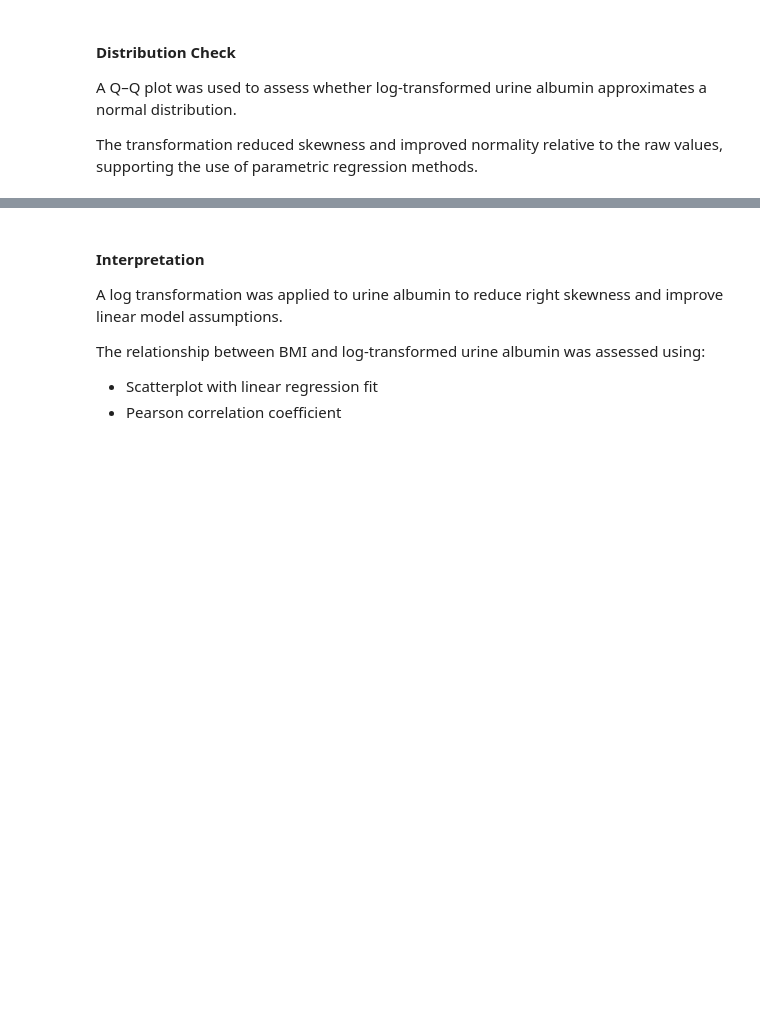
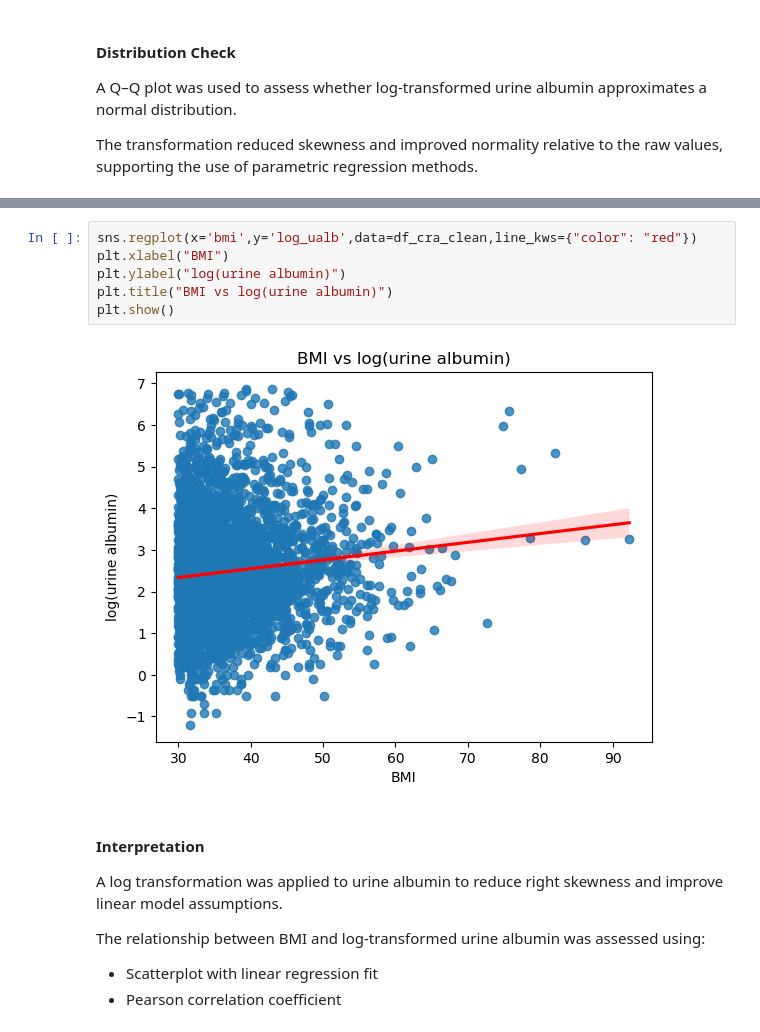
Before and after one commit to eudorach/portfolio_ds_projects, a Jupyter notebook: NHANES_analysis/notebooks/02_analysis/2.urine_lab_analysis_obese.ipynb, the cells around one changed output, grey strips where cells are left out. Cells and saved outputs as stored; diff of their text form; blank space fills up the shorter version.

```diff
--- a/NHANES_analysis/notebooks/02_analysis/2.urine_lab_analysis_obese.ipynb
+++ b/NHANES_analysis/notebooks/02_analysis/2.urine_lab_analysis_obese.ipynb
@@ -116,3 +127,11 @@ plt.show()
+# %%
+sns.regplot(x='bmi',y='log_ualb',data=df_cra_clean,line_kws={"color": "red"})
+plt.xlabel("BMI")
+plt.ylabel("log(urine albumin)")
+plt.title("BMI vs log(urine albumin)")
+plt.show()
+# %% [output]
+[figure, added]
 # %% [markdown]
 #### Interpretation
 
```
Also changed, not shown: parts of 17 cells of this notebook.
